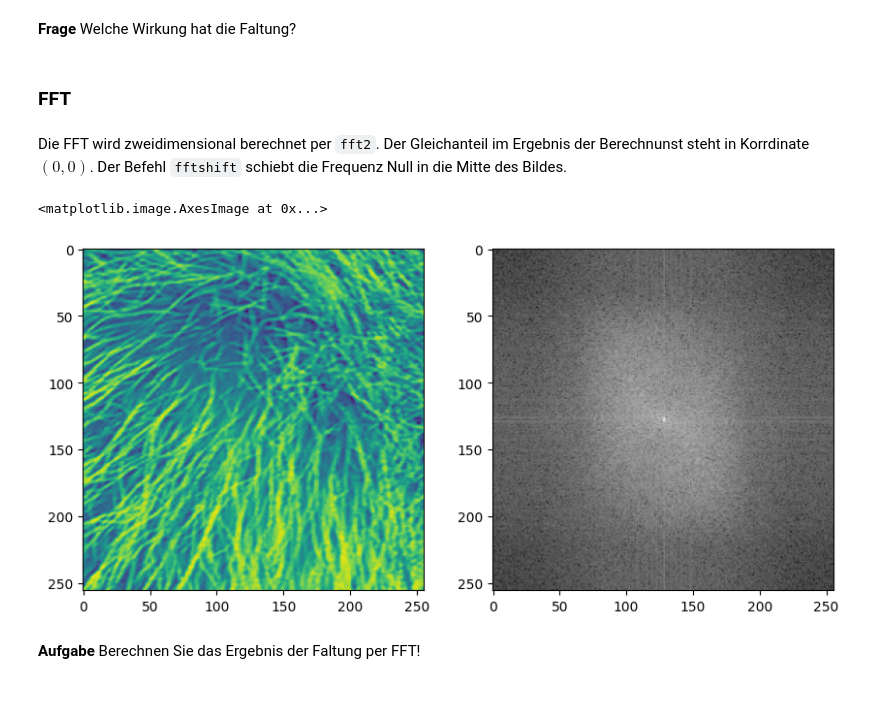
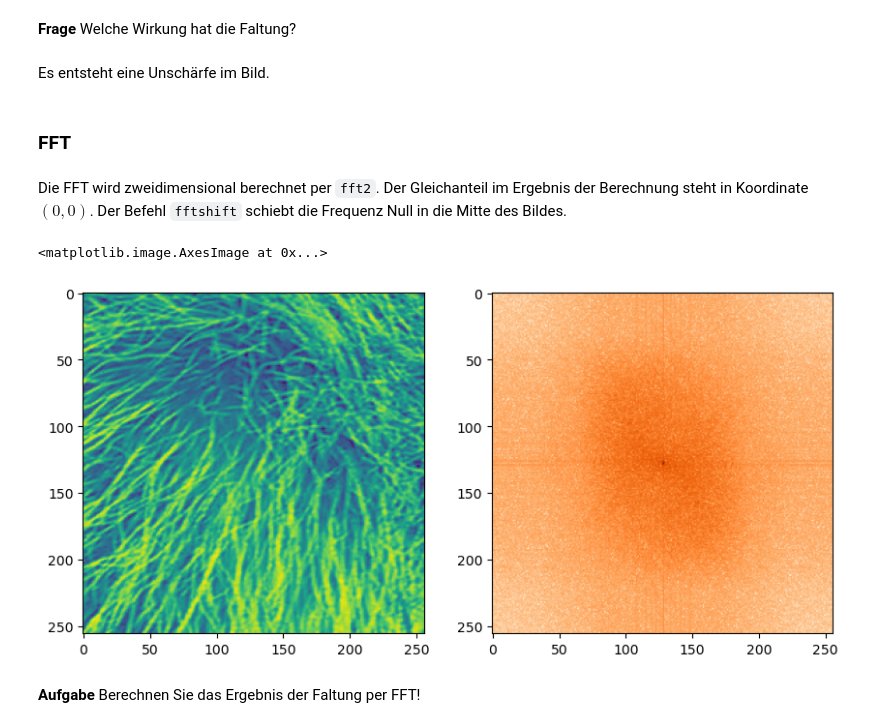
Before and after one commit to sonnii23/DigSigRep, a Jupyter notebook: digsig1/pds6_Sonnwin_Manleitner.ipynb, the cells around one changed output. Drawn from its saved outputs; the diff is of its cells as text; code cells hidden in the pictures; blank space fills up the shorter version.

```diff
--- a/digsig1/pds6_Sonnwin_Manleitner.ipynb
+++ b/digsig1/pds6_Sonnwin_Manleitner.ipynb
@@ -80,20 +117,20 @@ NameError: name 'f_NN' is not defined
 # %% [markdown]
 **Frage**
 Welche Wirkung hat die Faltung?
+# %% [markdown]
+Es entsteht eine Unschärfe im Bild.
 # %% [markdown]
 ### FFT
 # %% [markdown]
-Die FFT wird zweidimensional berechnet per `fft2`. Der Gleichanteil im Ergebnis der Berechnunst steht in Korrdinate $(0,0)$. Der Befehl `fftshift` schiebt die Frequenz Null in die Mitte des Bildes.
+Die FFT wird zweidimensional berechnet per `fft2`. Der Gleichanteil im Ergebnis der Berechnung steht in Koordinate $(0,0)$. Der Befehl `fftshift` schiebt die Frequenz Null in die Mitte des Bildes.
 # %%
-N = 256
-f_NN = im_MN[:N, :N, 0]
-F_NN = np.fft.fft2(f_NN)
+
 fig, ax = plt.subplots(1,2,figsize=(10,10))
 ax[0].imshow(f_NN)
-ax[1].imshow(20*np.log(np.abs(np.fft.fftshift(F_NN))), cmap='gray')
+ax[1].imshow(20*np.log(np.abs(np.fft.fftshift(F_NN))), cmap='Oranges')
 # %% [output]
 <matplotlib.image.AxesImage at 0x...>
-[figure, old version]
+[figure, new version]
 # %% [markdown]
 **Aufgabe**
 Berechnen Sie das Ergebnis der Faltung per FFT!
```
Also changed, not shown: parts of 12 cells of this notebook, 4 other files.
